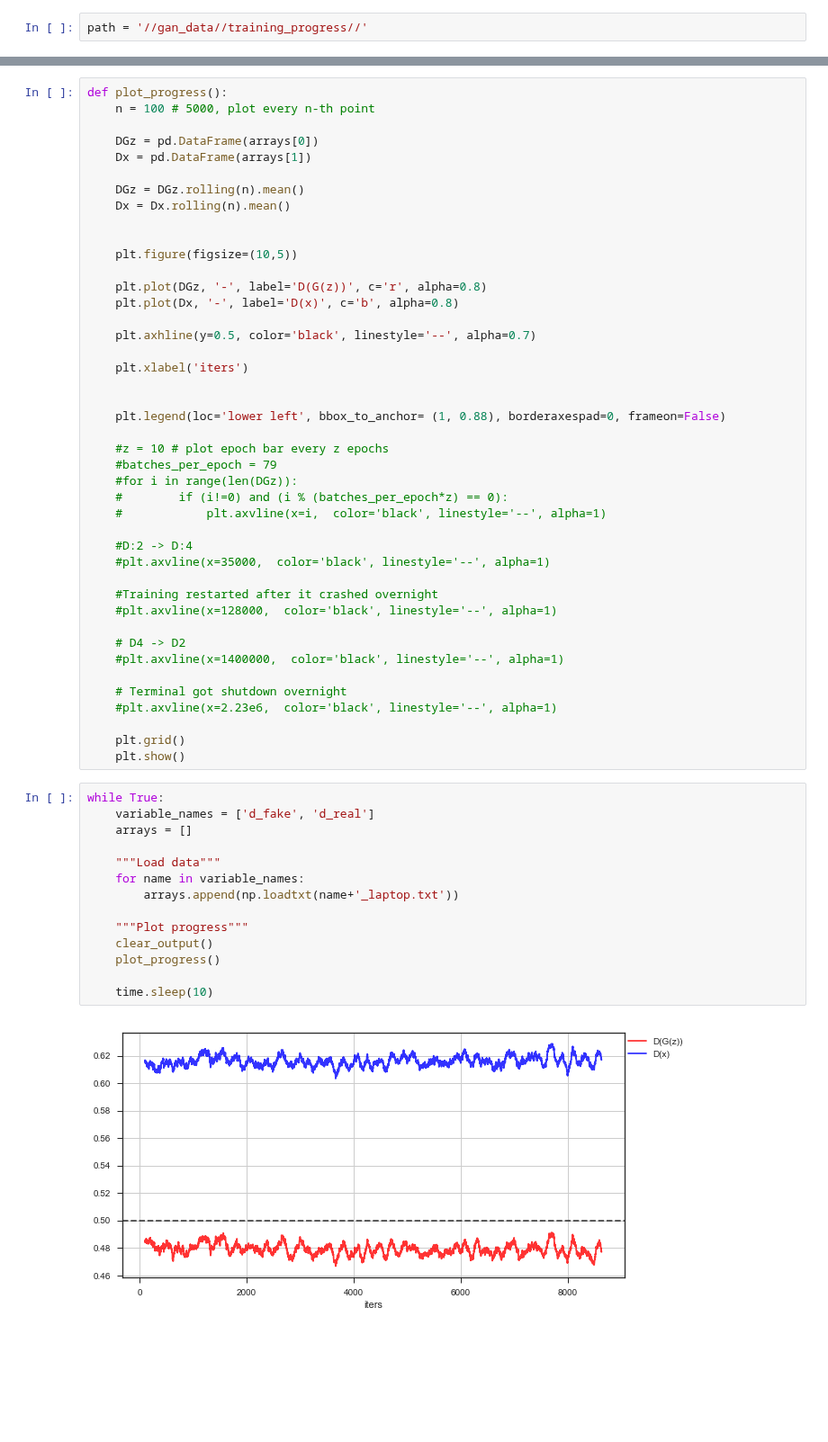
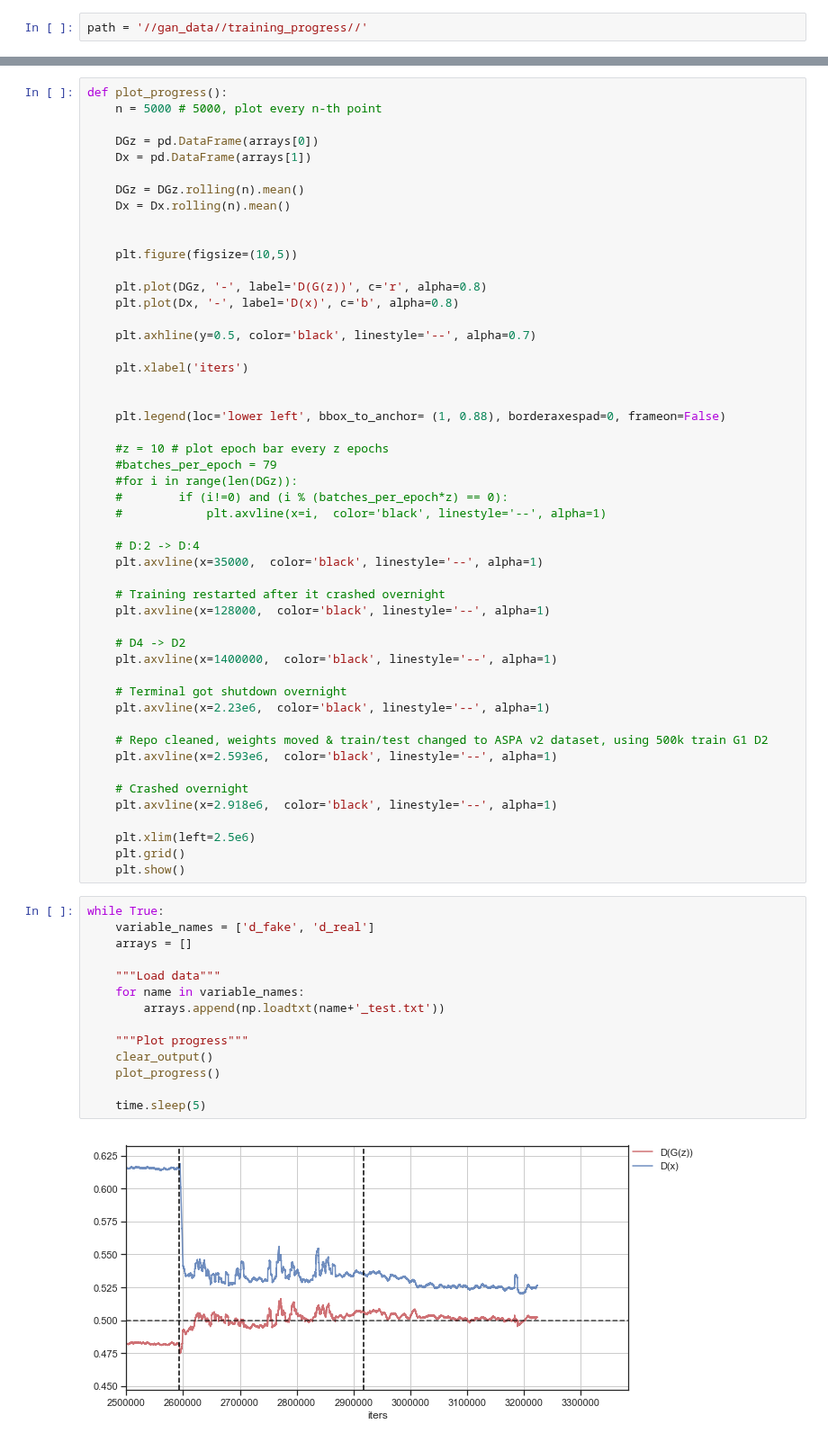
Before and after one commit to deKeijzer/SRON-DCGAN, a Jupyter notebook: notebooks/Progress viewer.ipynb, the cells around one changed output, grey strips where cells are left out. Shown at 90% size. Drawn from its saved outputs; the diff is of its cells as text; blank space fills up the shorter version.

```diff
--- a/notebooks/Progress viewer.ipynb
+++ b/notebooks/Progress viewer.ipynb
@@ -36,6 +36,6 @@ pwd
 # %%
 def plot_progress():
-    n = 100 # 5000, plot every n-th point
+    n = 5000 # 5000, plot every n-th point
 
     DGz = pd.DataFrame(arrays[0])
     Dx = pd.DataFrame(arrays[1])
@@ -62,33 +62,40 @@ def plot_progress():
     #        if (i!=0) and (i % (batches_per_epoch*z) == 0):
     #            plt.axvline(x=i,  color='black', linestyle='--', alpha=1)
 
-    #D:2 -> D:4
-    #plt.axvline(x=35000,  color='black', linestyle='--', alpha=1)
+    # D:2 -> D:4
+    plt.axvline(x=35000,  color='black', linestyle='--', alpha=1)
 
-    #Training restarted after it crashed overnight
-    #plt.axvline(x=128000,  color='black', linestyle='--', alpha=1)
+    # Training restarted after it crashed overnight
+    plt.axvline(x=128000,  color='black', linestyle='--', alpha=1)
 
     # D4 -> D2
-    #plt.axvline(x=1400000,  color='black', linestyle='--', alpha=1)
+    plt.axvline(x=1400000,  color='black', linestyle='--', alpha=1)
 
     # Terminal got shutdown overnight
-    #plt.axvline(x=2.23e6,  color='black', linestyle='--', alpha=1)
+    plt.axvline(x=2.23e6,  color='black', linestyle='--', alpha=1)
 
+    # Repo cleaned, weights moved & train/test changed to ASPA v2 dataset, using 500k train G1 D2
+    plt.axvline(x=2.593e6,  color='black', linestyle='--', alpha=1)
+
+    # Crashed overnight
+    plt.axvline(x=2.918e6,  color='black', linestyle='--', alpha=1)
+
+    plt.xlim(left=2.5e6)
     plt.grid()
     plt.show()
 # %%
 while True:
     variable_names = ['d_fake', 'd_real']
     arrays = []
 
     """Load data"""
     for name in variable_names:
-        arrays.append(np.loadtxt(name+'_laptop.txt'))
+        arrays.append(np.loadtxt(name+'_test.txt'))
 
     """Plot progress"""
     clear_output()
     plot_progress()
 
-    time.sleep(10)
+    time.sleep(5)
 # %% [output]
-[figure, old version]
+[figure, new version]
```
Also changed, not shown: parts of 3 cells of this notebook, 16 other files.
